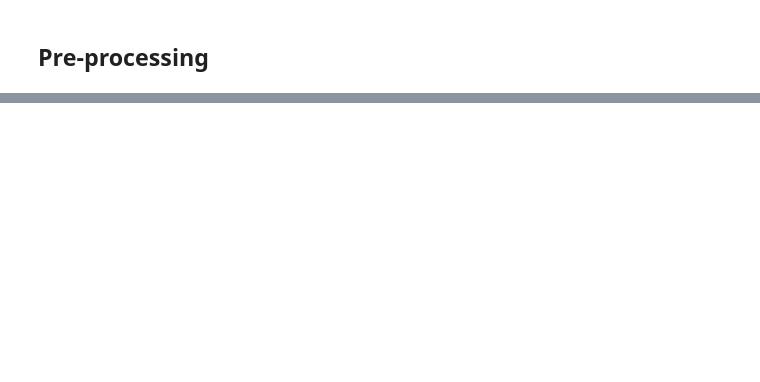
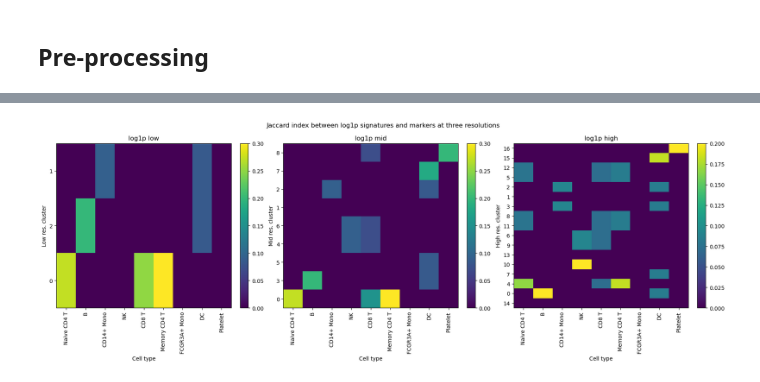
Before and after one commit to okviman/DE-ZILN, a Jupyter notebook: notebooks/scrnaseq_reanalyses/scrnaseq_resolutions.ipynb, the cells around one changed output, grey strips where cells are left out. Drawn from its saved outputs; the diff is of its cells as text; code cells hidden in the pictures; blank space fills up the shorter version.

```diff
--- a/notebooks/scrnaseq_reanalyses/scrnaseq_resolutions.ipynb
+++ b/notebooks/scrnaseq_reanalyses/scrnaseq_resolutions.ipynb
@@ -883,0 +200,60 @@ print(len(set(top100_df_ln_1['names'].tolist()).intersection(set(top100_df_ln_2_
+# %%
+cell_types = adata_norm.obs['cell_type'].unique()
+
+# Compute LN low matrix
+log1p_low_mat = np.zeros((len(low_clusters), len(cell_types)))
+for i, c in enumerate(low_clusters):
+    for j, c2 in enumerate(cell_types):
+        log1p_low_mat[i, j] = compute_jaccard_index(log1p_low_signatures[c], markers[c2])
+
+# Compute LN mid matrix
+log1p_mid_mat = np.zeros((len(mid_clusters), len(cell_types)))
+for i, c in enumerate(mid_clusters):
+    for j, c2 in enumerate(cell_types):
+        log1p_mid_mat[i, j] = compute_jaccard_index(log1p_mid_signatures[c], markers[c2])
+
+# Compute LN high matrix
+log1p_high_mat = np.zeros((len(high_clusters), len(cell_types)))
+for i, c in enumerate(high_clusters):
+    for j, c2 in enumerate(cell_types):
+        log1p_high_mat[i, j] = compute_jaccard_index(log1p_high_signatures[c], markers[c2])
+
+fig, axes = plt.subplots(1, 3, figsize=(18, 6), constrained_layout=True)
+
+# Plot for ln_low_mat
+c1 = axes[0].pcolormesh(log1p_low_mat)
+axes[0].set_xticks(np.arange(log1p_low_mat.shape[1]) + 0.5, minor=False)
+axes[0].set_yticks(np.arange(log1p_low_mat.shape[0]) + 0.5, minor=False)
+axes[0].set_xticklabels(cell_types, rotation=90)
+axes[0].set_yticklabels(low_clusters)
+fig.colorbar(c1, ax=axes[0])
+axes[0].set_title('log1p low')
+axes[0].set_xlabel('Cell type')
+axes[0].set_ylabel('Low res. cluster')
+
+# Plot for ln_mid_mat
+c2 = axes[1].pcolormesh(log1p_mid_mat)
+axes[1].set_xticks(np.arange(log1p_mid_mat.shape[1]) + 0.5, minor=False)
+axes[1].set_yticks(np.arange(log1p_mid_mat.shape[0]) + 0.5, minor=False)
+axes[1].set_xticklabels(cell_types, rotation=90)
+axes[1].set_yticklabels(mid_clusters)
+fig.colorbar(c2, ax=axes[1])
+axes[1].set_title('log1p mid')
+axes[1].set_xlabel('Cell type')
+axes[1].set_ylabel('Mid res. cluster')
+
+# Plot for ln_high_mat
+c3 = axes[2].pcolormesh(log1p_high_mat)
+axes[2].set_xticks(np.arange(log1p_high_mat.shape[1]) + 0.5, minor=False)
+axes[2].set_yticks(np.arange(log1p_high_mat.shape[0]) + 0.5, minor=False)
+axes[2].set_xticklabels(cell_types, rotation=90)
+axes[2].set_yticklabels(high_clusters)
+fig.colorbar(c3, ax=axes[2])
+axes[2].set_title('log1p high')
+axes[2].set_xlabel('Cell type')
+axes[2].set_ylabel('High res. cluster')
+
+plt.suptitle('Jaccard index between log1p signatures and markers at three resolutions', y=1.05)
+plt.show()
+# %% [output]
+[figure, added]
```
Also changed, not shown: parts of 67 cells of this notebook.
